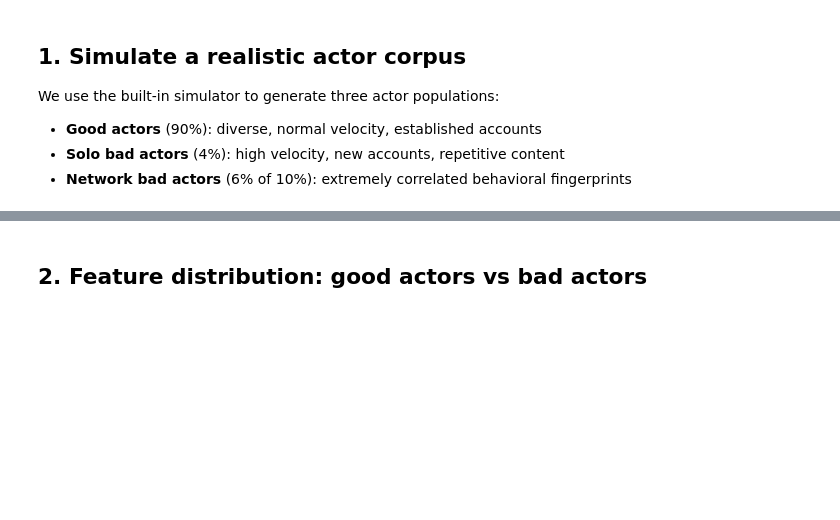
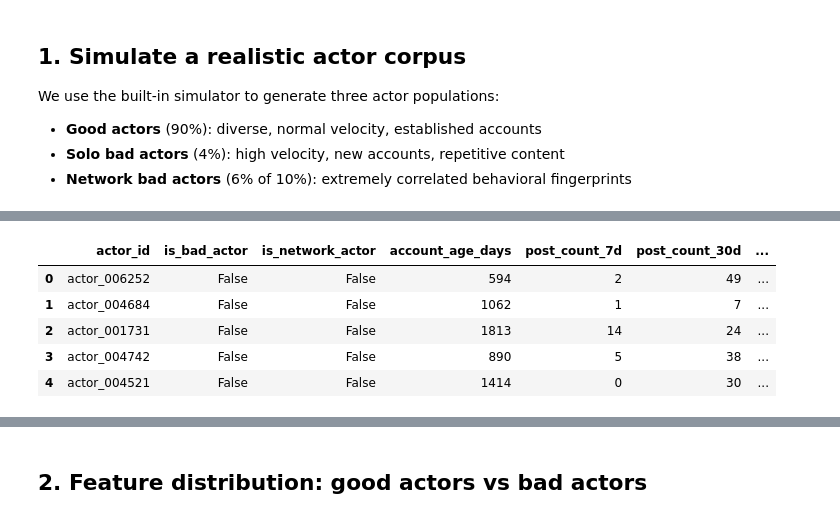
Before and after one commit to violaciao/safeshipper, a Jupyter notebook: notebooks/06_actor_network_features.ipynb, the cells around one changed output, grey strips where cells are left out. Drawn from its saved outputs; the diff is of its cells as text; code cells hidden in the pictures; blank space fills up the shorter version.

```diff
--- a/notebooks/06_actor_network_features.ipynb
+++ b/notebooks/06_actor_network_features.ipynb
@@ -77,3 +77,12 @@ KeyError: 'true_label'
+# %%
+corpus.head()
+# %% [output]
+|  | actor_id | is_bad_actor | is_network_actor | account_age_days | post_count_7d | post_count_30d | ... |
+| 0 | actor_006252 | False | False | 594 | 2 | 49 | ... |
+| 1 | actor_004684 | False | False | 1062 | 1 | 7 | ... |
+| 2 | actor_001731 | False | False | 1813 | 14 | 24 | ... |
+| 3 | actor_004742 | False | False | 890 | 5 | 38 | ... |
+| 4 | actor_004521 | False | False | 1414 | 0 | 30 | ... |
 # %%
 # Descriptive statistics by true label
 cols = ['account_age_days','post_count_7d','unique_content_ratio','api_usage_fraction','prior_enforcement_count']
```
Also changed, not shown: parts of 12 cells of this notebook, 4 other files.
